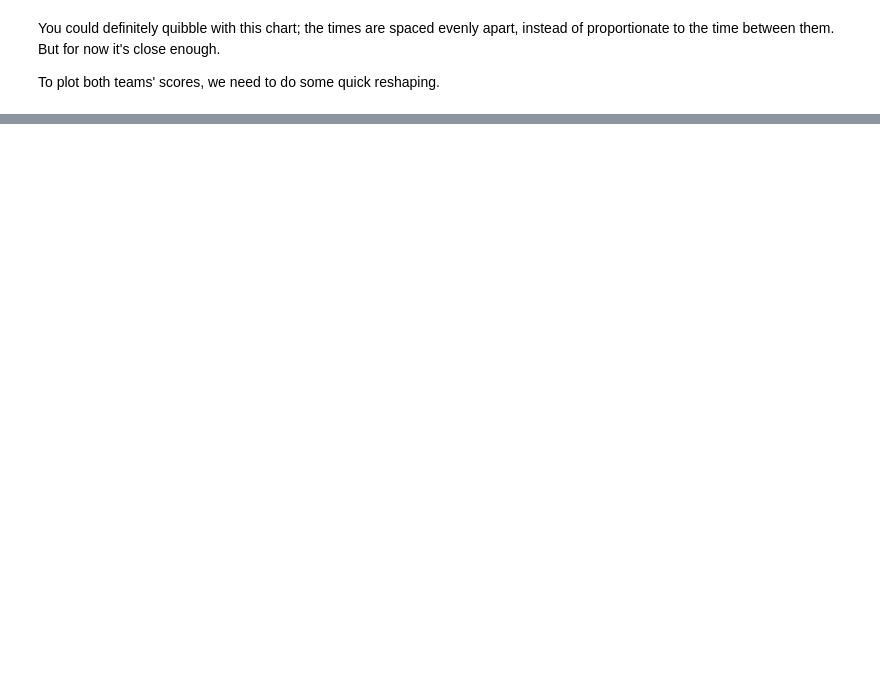
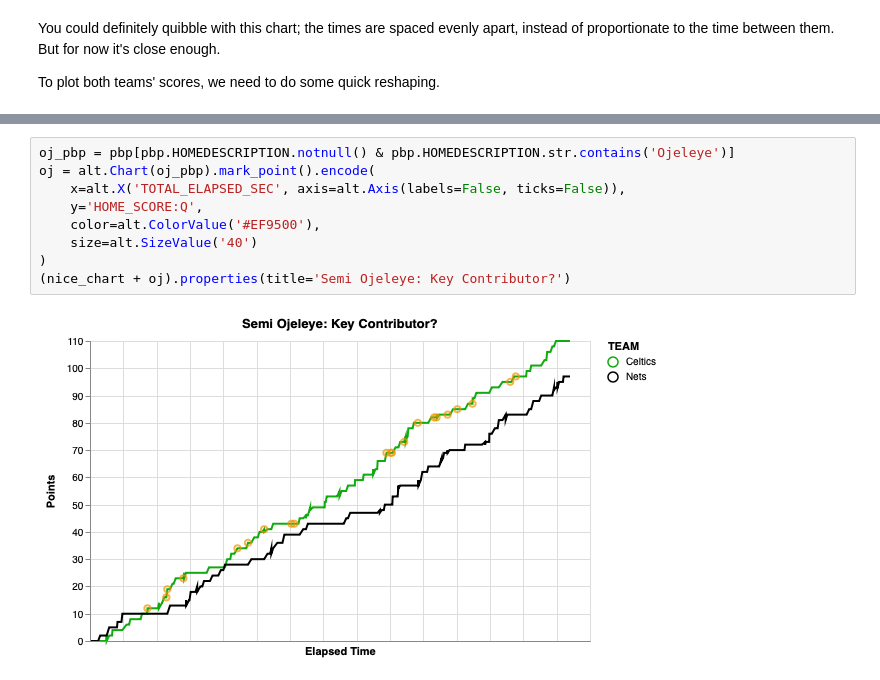
Before and after one commit to eswan18/nba_api_explore, a Jupyter notebook: Celtics Play-by-play Data.ipynb, the cells around one changed output, grey strips where cells are left out. Saved outputs shown, nothing was run; the diff lists cells and outputs as text; blank space fills up the shorter version.

```diff
--- a/Celtics Play-by-play Data.ipynb
+++ b/Celtics Play-by-play Data.ipynb
@@ -213,0 +236,11 @@ You can see that from 5 minutes on, the Celtics were ahead basically the whole g
+# %%
+oj_pbp = pbp[pbp.HOMEDESCRIPTION.notnull() & pbp.HOMEDESCRIPTION.str.contains('Ojeleye')]
+oj = alt.Chart(oj_pbp).mark_point().encode(
+    x=alt.X('TOTAL_ELAPSED_SEC', axis=alt.Axis(labels=False, ticks=False)),
+    y='HOME_SCORE:Q',
+    color=alt.ColorValue('#EF9500'),
+    size=alt.SizeValue('40')
+)
+(nice_chart + oj).properties(title='Semi Ojeleye: Key Contributor?')
+# %% [output]
+[figure, added]
```
Also changed, not shown: parts of 7 cells of this notebook.
